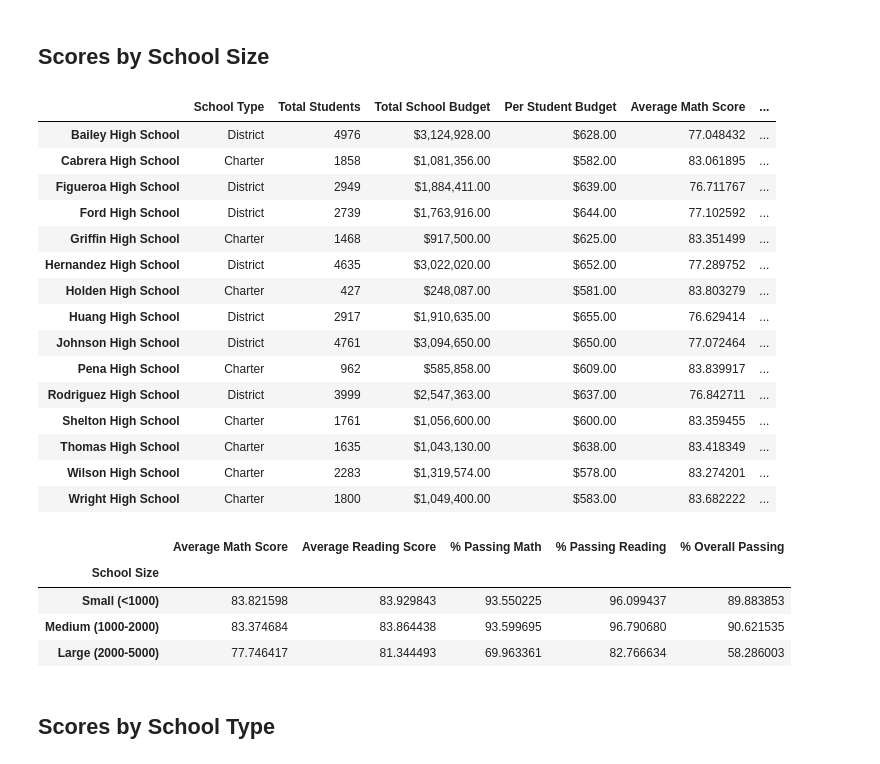
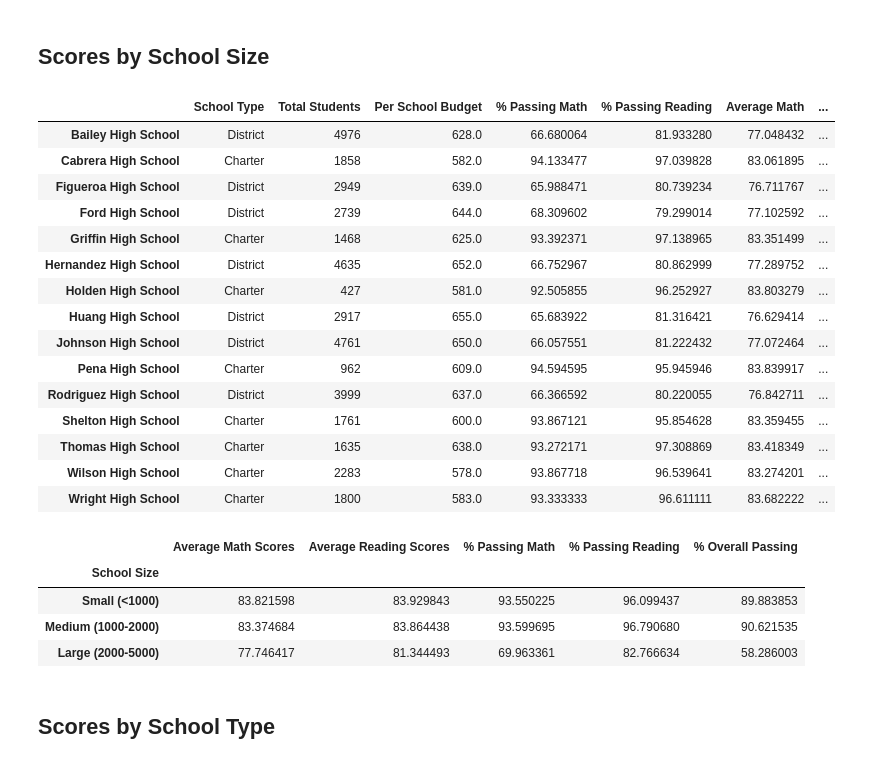
Before and after one commit to des-work/pandas-challenge, a Jupyter notebook: PyCitySchools/PyCitySchools_starter.ipynb, the cells around one changed output. Cells and saved outputs as stored; diff of their text form; code cells hidden in the pictures.

```diff
--- a/PyCitySchools/PyCitySchools_starter.ipynb
+++ b/PyCitySchools/PyCitySchools_starter.ipynb
@@ -170,8 +218,8 @@ Thomas High School        Charter
 Name: type, dtype: object
 # %%
 # Calculate the total student count per school
-per_school_counts = school_data_complete["school_name"].value_counts()
-per_school_counts
+students_per_school = school_data_complete["school_name"].value_counts()
+students_per_school
 # %% [output]
 Bailey High School       4976
 Johnson High School      4761
@@ -192,8 +256,8 @@ Name: school_name, dtype: int64
 # %%
 # Calculate the total school budget and per capita spending per school
-per_school_budget = school_data_complete.groupby(["school_name"])["budget"].sum()
+per_school_budget = school_data_complete.groupby(["school_name"])["budget"].mean()
 
-per_school_capita = per_school_budget/per_school_counts
+per_school_capita = per_school_budget/students_per_school
 
 per_school_capita
 # %% [output]
@@ -315,19 +379,19 @@ Wright High School       1626
 dtype: int64
 # %%
 # Use the provided code to calculate the passing rates
-per_school_passing_math = school_students_passing_math / per_school_counts * 100
-per_school_passing_reading = school_students_passing_reading / per_school_counts * 100
-overall_passing_rate = school_students_passing_math_and_reading / per_school_counts * 100
+per_school_passing_math = school_students_passing_math / students_per_school * 100
+per_school_passing_reading = school_students_passing_reading / students_per_school * 100
+overall_passing_rate = school_students_passing_math_and_reading / students_per_school * 100
 # %%
 # Create a DataFrame called `per_school_summary` with columns for the calculations above.
 per_school_summary = pd.DataFrame({
                                     "School Type" : school_types,
-                                    "Total Students" : student_count,
+                                    "Total Students" : students_per_school,
                                     "Per School Budget" : per_school_capita,
-                                    "Per School Passing Math": per_school_passing_math,
-                                    "Per School Passing Reading":per_school_passing_reading,
-                                    "Average Math" : average_math_score,
-                                    "Average Reading": average_reading_score,
+                                    "% Passing Math": per_school_passing_math,
+                                    "% Passing Reading":per_school_passing_reading,
+                                    "Average Math" : per_school_math,
+                                    "Average Reading": per_school_reading,
                                     "Overall Passing Rate": overall_passing_rate,
                                     "Total School Budget": total_budget_unique,
                                     "Overall Passing" : overall_passing_rate,
@@ -514,25 +617,25 @@ labels = ["Small (<1000)", "Medium (1000-2000)", "Large (2000-5000)"]
 # %%
 # Categorize the spending based on the bins
 # Use `pd.cut` on the "Total Students" column of the `per_school_summary` DataFrame.
 
-per_school_summary["School Size"] =
+per_school_summary["School Size"] = pd.cut(per_school_summary['Total Students'], bins= size_bins, labels = labels)
 per_school_summary
 # %% [output]
-|  | School Type | Total Students | Total School Budget | Per Student Budget | Average Math Score | ... |
-| Bailey High School | District | 4976 | $3,124,928.00 | $628.00 | 77.048432 | ... |
-| Cabrera High School | Charter | 1858 | $1,081,356.00 | $582.00 | 83.061895 | ... |
-| Figueroa High School | District | 2949 | $1,884,411.00 | $639.00 | 76.711767 | ... |
-| Ford High School | District | 2739 | $1,763,916.00 | $644.00 | 77.102592 | ... |
-| Griffin High School | Charter | 1468 | $917,500.00 | $625.00 | 83.351499 | ... |
-| Hernandez High School | District | 4635 | $3,022,020.00 | $652.00 | 77.289752 | ... |
-| Holden High School | Charter | 427 | $248,087.00 | $581.00 | 83.803279 | ... |
-| Huang High School | District | 2917 | $1,910,635.00 | $655.00 | 76.629414 | ... |
-| Johnson High School | District | 4761 | $3,094,650.00 | $650.00 | 77.072464 | ... |
-| Pena High School | Charter | 962 | $585,858.00 | $609.00 | 83.839917 | ... |
-| Rodriguez High School | District | 3999 | $2,547,363.00 | $637.00 | 76.842711 | ... |
-| Shelton High School | Charter | 1761 | $1,056,600.00 | $600.00 | 83.359455 | ... |
-| Thomas High School | Charter | 1635 | $1,043,130.00 | $638.00 | 83.418349 | ... |
-| Wilson High School | Charter | 2283 | $1,319,574.00 | $578.00 | 83.274201 | ... |
-| Wright High School | Charter | 1800 | $1,049,400.00 | $583.00 | 83.682222 | ... |
+|  | School Type | Total Students | Per School Budget | % Passing Math | % Passing Reading | Average Math | ... |
+| Bailey High School | District | 4976 | 628.0 | 66.680064 | 81.933280 | 77.048432 | ... |
+| Cabrera High School | Charter | 1858 | 582.0 | 94.133477 | 97.039828 | 83.061895 | ... |
+| Figueroa High School | District | 2949 | 639.0 | 65.988471 | 80.739234 | 76.711767 | ... |
+| Ford High School | District | 2739 | 644.0 | 68.309602 | 79.299014 | 77.102592 | ... |
+| Griffin High School | Charter | 1468 | 625.0 | 93.392371 | 97.138965 | 83.351499 | ... |
+| Hernandez High School | District | 4635 | 652.0 | 66.752967 | 80.862999 | 77.289752 | ... |
+| Holden High School | Charter | 427 | 581.0 | 92.505855 | 96.252927 | 83.803279 | ... |
+| Huang High School | District | 2917 | 655.0 | 65.683922 | 81.316421 | 76.629414 | ... |
+| Johnson High School | District | 4761 | 650.0 | 66.057551 | 81.222432 | 77.072464 | ... |
+| Pena High School | Charter | 962 | 609.0 | 94.594595 | 95.945946 | 83.839917 | ... |
+| Rodriguez High School | District | 3999 | 637.0 | 66.366592 | 80.220055 | 76.842711 | ... |
+| Shelton High School | Charter | 1761 | 600.0 | 93.867121 | 95.854628 | 83.359455 | ... |
+| Thomas High School | Charter | 1635 | 638.0 | 93.272171 | 97.308869 | 83.418349 | ... |
+| Wilson High School | Charter | 2283 | 578.0 | 93.867718 | 96.539641 | 83.274201 | ... |
+| Wright High School | Charter | 1800 | 583.0 | 93.333333 | 96.611111 | 83.682222 | ... |
 # %%
 # Calculate averages for the desired columns.
@@ -544,12 +647,18 @@ size_overall_passing = per_school_summary.groupby(["School Size"])["% Overall Pa
 # %%
 # Create a DataFrame called `size_summary` that breaks down school performance based on school size (small, medium, or large).
 # Use the scores above to create a new DataFrame called `size_summary`
-size_summary =
+size_summary = pd.DataFrame({'Average Math Scores': size_math_scores,
+                                                'Average Reading Scores': size_reading_scores,
+                                                '% Passing Math': size_passing_math,
+                                                '% Passing Reading': size_passing_reading,
+                                                '% Overall Passing': size_overall_passing
+
+})
 
 # Display results
 size_summary
 # %% [output]
-|  | Average Math Score | Average Reading Score | % Passing Math | % Passing Reading | % Overall Passing |
+|  | Average Math Scores | Average Reading Scores | % Passing Math | % Passing Reading | % Overall Passing |
 | School Size |  |  |  |  |  |
 | Small (<1000) | 83.821598 | 83.929843 | 93.550225 | 96.099437 | 89.883853 |
 | Medium (1000-2000) | 83.374684 | 83.864438 | 93.599695 | 96.790680 | 90.621535 |
```
Also changed, not shown: parts of 25 cells of this notebook.
